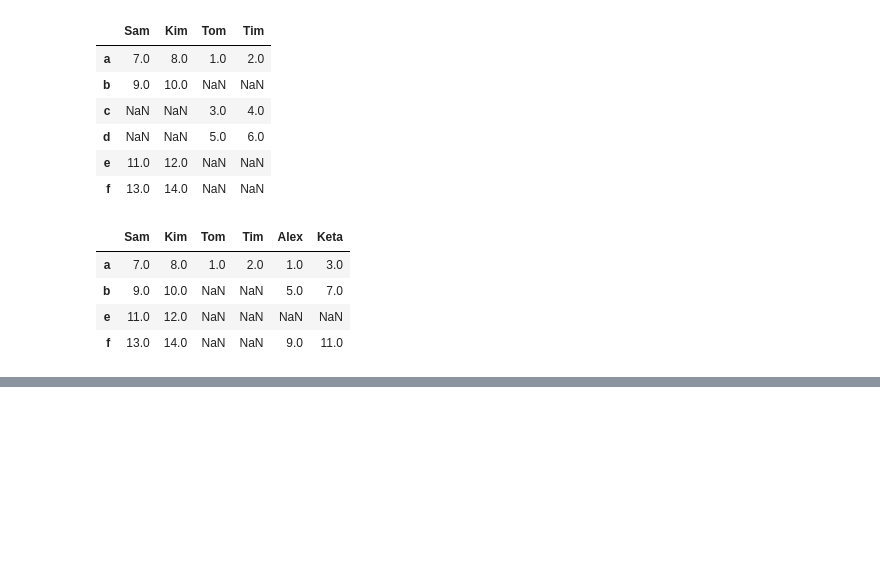
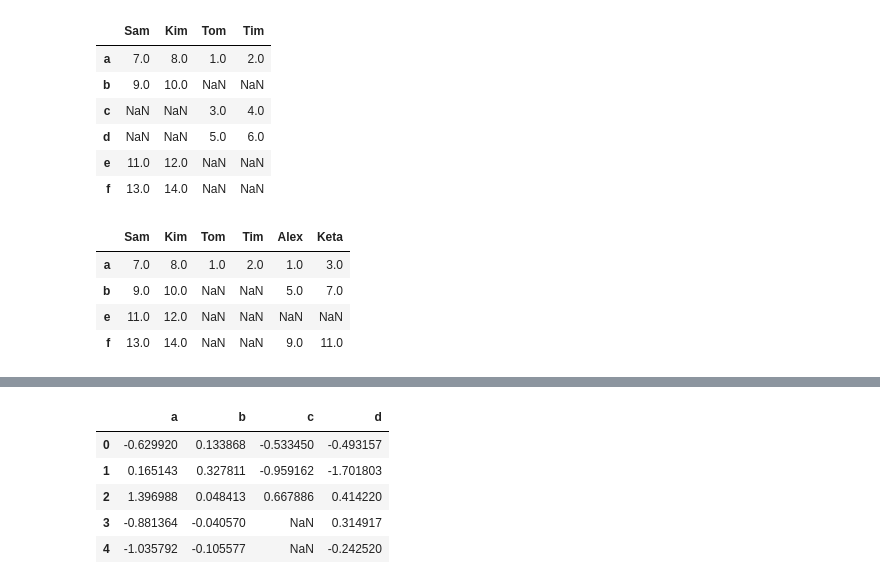
Before and after one commit to MarcoDava/PandasPractice, a Jupyter notebook: PandasTutorial11.ipynb, the cells around one changed output, grey strips where cells are left out. Drawn from its saved outputs; the diff is of its cells as text; code cells hidden in the pictures; blank space fills up the shorter version.

```diff
--- a/PandasTutorial11.ipynb
+++ b/PandasTutorial11.ipynb
@@ -232,0 +321,12 @@ seq=np.arange(20).reshap
+# %%
+data1=pd.DataFrame(np.random.randn(3,4),columns=['a','b','c','d'])
+data2=pd.DataFrame(np.random.randn(2,3),columns=['b','d','a'])
+# %%
+pd.concat([data1,data2],ignore_index=True)
+# %% [output]
+|  | a | b | c | d |
+| 0 | -0.629920 | 0.133868 | -0.533450 | -0.493157 |
+| 1 | 0.165143 | 0.327811 | -0.959162 | -1.701803 |
+| 2 | 1.396988 | 0.048413 | 0.667886 | 0.414220 |
+| 3 | -0.881364 | -0.040570 | NaN | 0.314917 |
+| 4 | -1.035792 | -0.105577 | NaN | -0.242520 |
```
Also changed, not shown: parts of 11 cells of this notebook.
